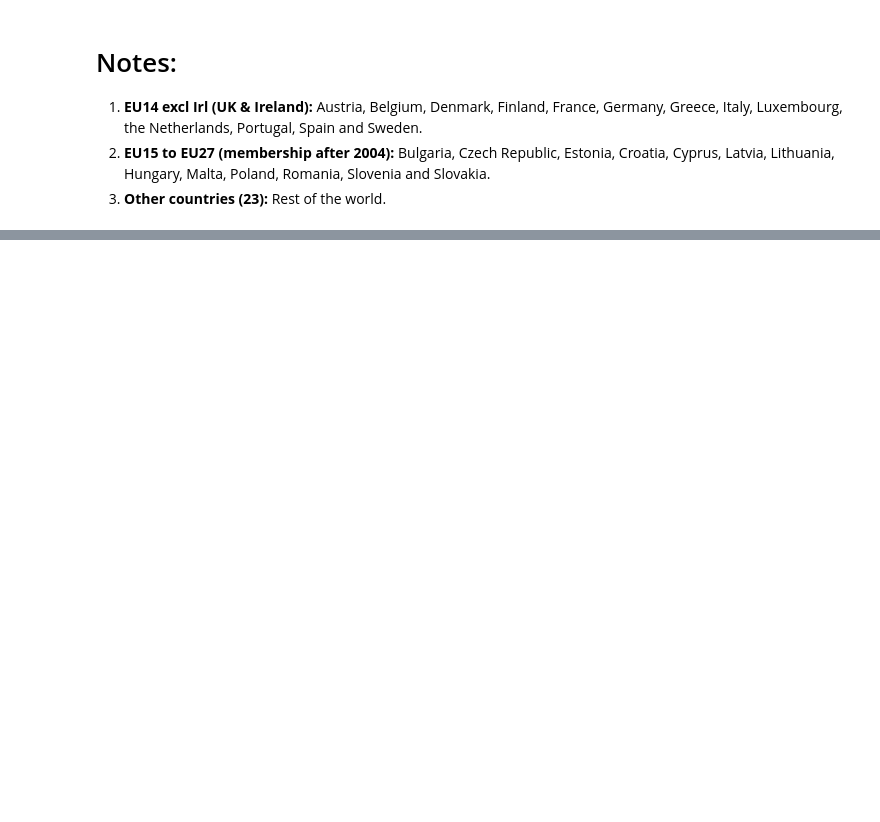
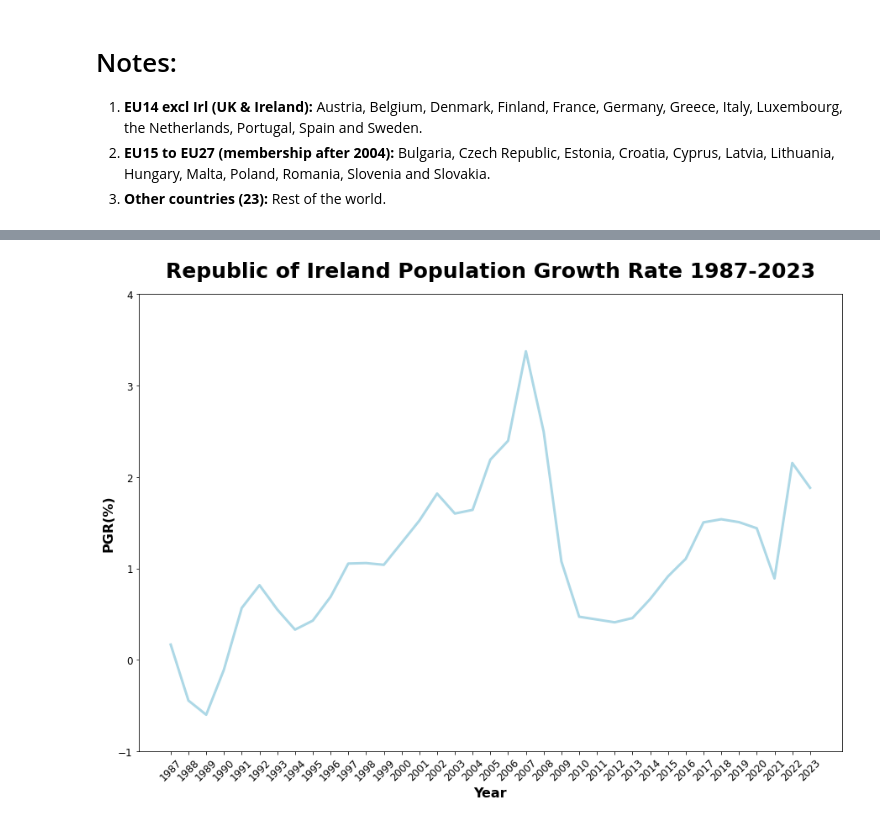
Before and after one commit to JoseRicoCct/CA1_Integrated_Assesment_MSc_Data_Analytics_CCT_Semester_1, a Jupyter notebook: Jupyter_Notebooks/1_CA1_Data_Visualisation_Part.ipynb, the cells around one changed output, grey strips where cells are left out. Drawn from its saved outputs; the diff is of its cells as text; code cells hidden in the pictures; blank space fills up the shorter version.

```diff
--- a/Jupyter_Notebooks/1_CA1_Data_Visualisation_Part.ipynb
+++ b/Jupyter_Notebooks/1_CA1_Data_Visualisation_Part.ipynb
@@ -1891,0 +2223,3 @@ dtype: float64
+# %%
+df8a.reset_index(drop=True, inplace=True)
+df8a.head(9)
@@ -1891,0 +2299,3 @@ dtype: float64
+# %%
+# Calculating population growth rate
+df8a['Population_Growth_Rate'] = df8a['VALUE'].pct_change() * 100
@@ -1891,0 +2322,3 @@ dtype: float64
+# %%
+# Dropping 1986
+df8a = df8a[~((df8a['Year'] == 1986))]
@@ -1891,0 +2401,2 @@ dtype: float64
+# %%
+df8a_pivot = df8a.pivot(index='Year', columns='Component', values='Population_Growth_Rate').reset_index()
@@ -1891,0 +2423,17 @@ dtype: float64
+# %%
+# Plotting
+plt.figure(figsize=(15, 10))
+
+plt.plot(df8a_pivot['Year'], df8a_pivot['Population'],color='lightblue', label='Average_Age',linewidth=3)
+
+
+# Lables
+plt.title('Republic of Ireland Population Growth Rate 1987-2023', loc="center", pad=20, fontsize=25, fontweight="bold")
+plt.xlabel('Year', fontsize=16, fontweight="bold")
+plt.ylabel('PGR(%)', fontsize=16, fontweight="bold")
+plt.ticklabel_format(style='plain', axis='y')
+plt.yticks(range(-1, 4+1, 1),fontsize=12) # Creating a range having more values it's useful!!
+plt.xticks(df8a['Year'],rotation=45,fontsize=12)
+plt.show()
+# %% [output]
+[figure, added]
```
Also changed, not shown: parts of 166 cells of this notebook.
